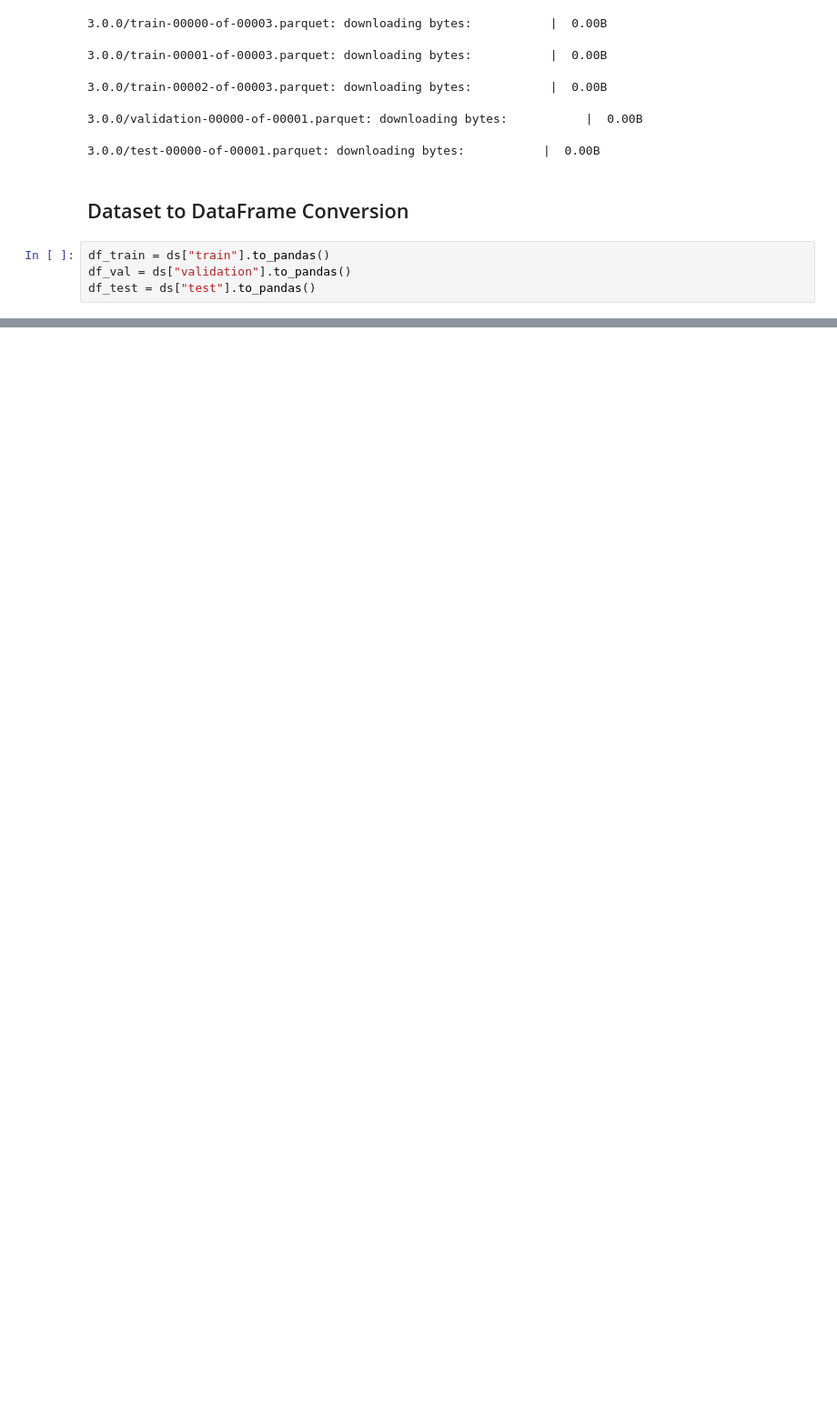
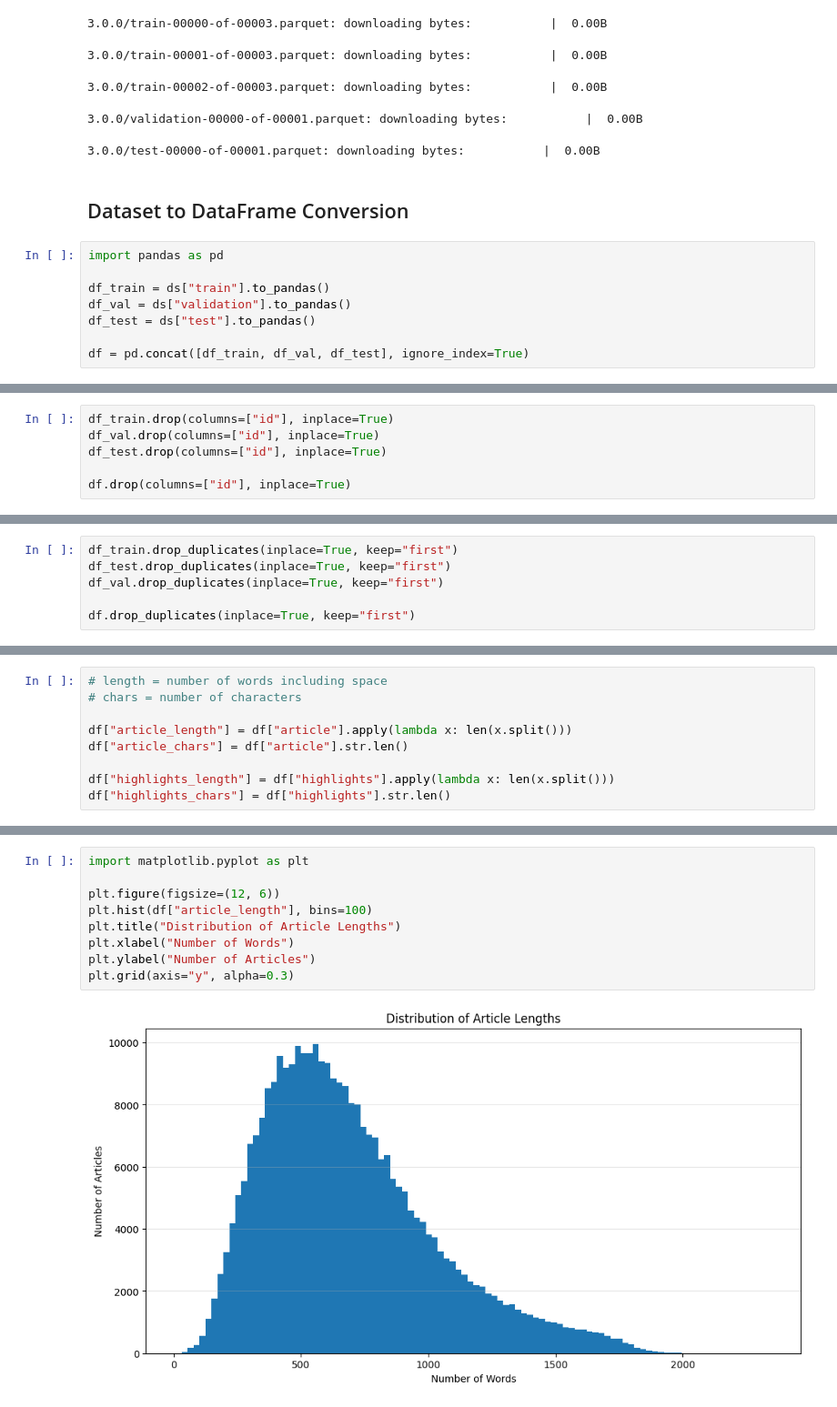
Before and after one commit to m4rtin1/text_summarization, a Jupyter notebook: text_summarization_.ipynb, the cells around one changed output, grey strips where cells are left out. Shown at 91% size. Drawn from its saved outputs; the diff is of its cells as text; blank space fills up the shorter version.

```diff
--- a/text_summarization_.ipynb
+++ b/text_summarization_.ipynb
@@ -15,6 +15,10 @@ ds = load_dataset("abisee/cnn_dailymail", "3.0.0")
 # %% [markdown]
 ## Dataset to DataFrame Conversion
 # %%
+import pandas as pd
+
 df_train = ds["train"].to_pandas()
 df_val = ds["validation"].to_pandas()
 df_test = ds["test"].to_pandas()
+
+df = pd.concat([df_train, df_val, df_test], ignore_index=True)
@@ -20,0 +27,6 @@ df_test = ds["test"].to_pandas()
+# %%
+df_train.drop(columns=["id"], inplace=True)
+df_val.drop(columns=["id"], inplace=True)
+df_test.drop(columns=["id"], inplace=True)
+
+df.drop(columns=["id"], inplace=True)
@@ -20,0 +61,6 @@ df_test = ds["test"].to_pandas()
+# %%
+df_train.drop_duplicates(inplace=True, keep="first")
+df_test.drop_duplicates(inplace=True, keep="first")
+df_val.drop_duplicates(inplace=True, keep="first")
+
+df.drop_duplicates(inplace=True, keep="first")
@@ -20,0 +84,9 @@ df_test = ds["test"].to_pandas()
+# %%
+# length = number of words including space
+# chars = number of characters
+
+df["article_length"] = df["article"].apply(lambda x: len(x.split()))
+df["article_chars"] = df["article"].str.len()
+
+df["highlights_length"] = df["highlights"].apply(lambda x: len(x.split()))
+df["highlights_chars"] = df["highlights"].str.len()
@@ -20,0 +129,11 @@ df_test = ds["test"].to_pandas()
+# %%
+import matplotlib.pyplot as plt
+
+plt.figure(figsize=(12, 6))
+plt.hist(df["article_length"], bins=100)
+plt.title("Distribution of Article Lengths")
+plt.xlabel("Number of Words")
+plt.ylabel("Number of Articles")
+plt.grid(axis="y", alpha=0.3)
+# %% [output]
+[figure, added]
```
Also changed, not shown: parts of 16 cells of this notebook.
